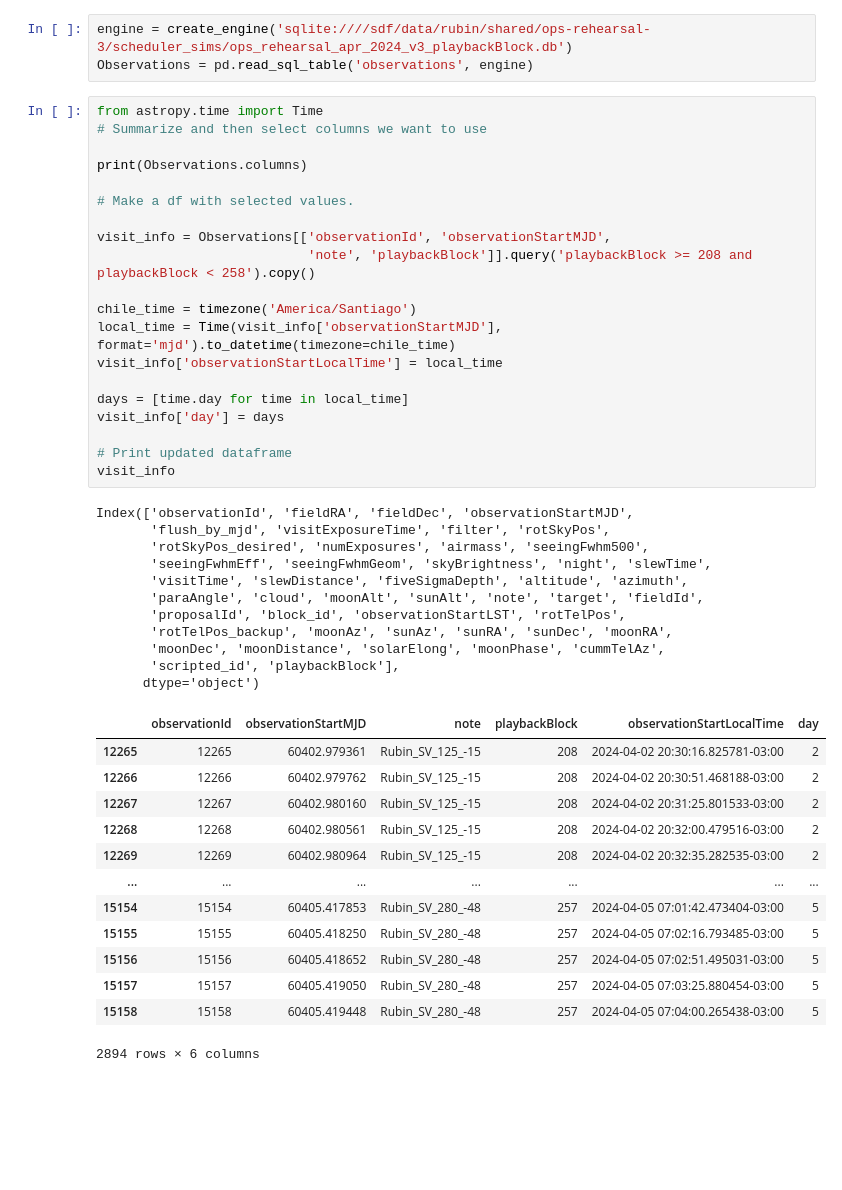
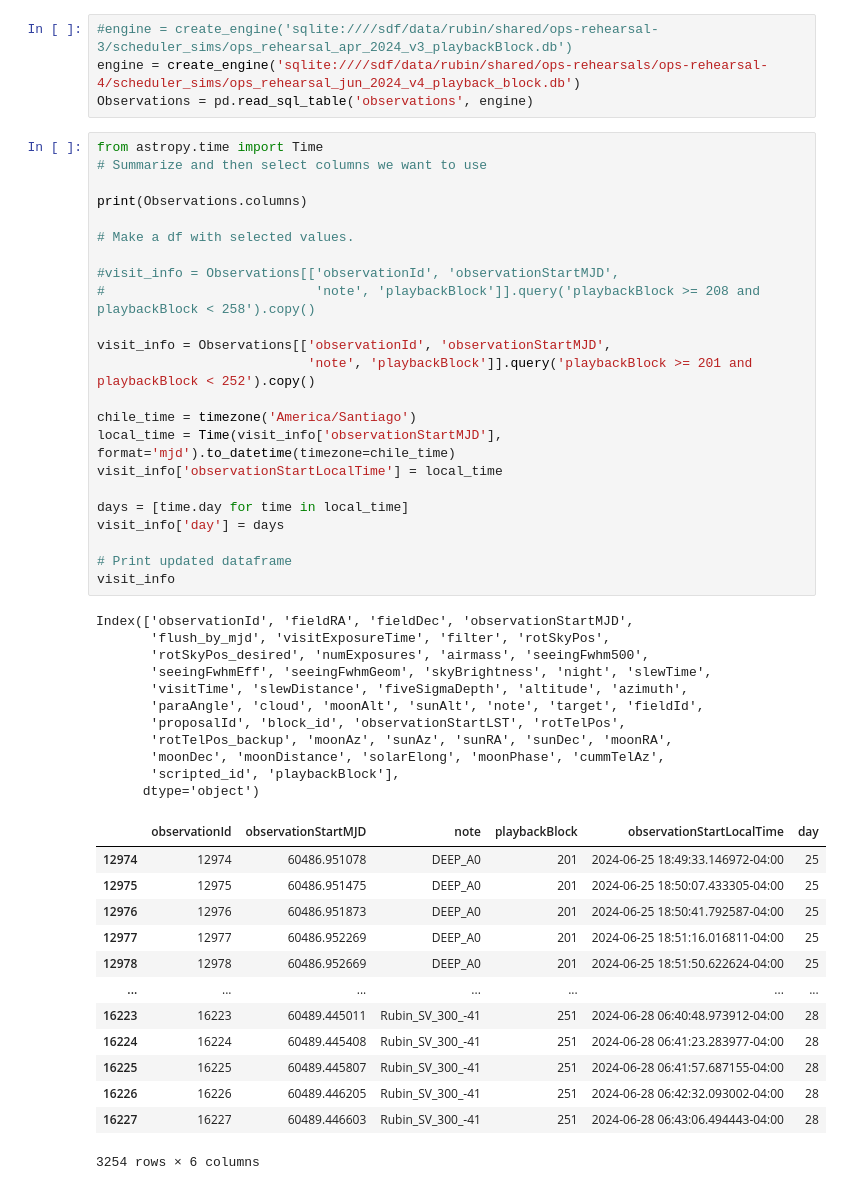
Before and after one commit to rhiannonlynne/ops_rehearsal_commissioning_2024, a Jupyter notebook: observing_blocks/Night Block Plan.ipynb, the cells around one changed output. Saved outputs shown, nothing was run; the diff lists cells and outputs as text; blank space fills up the shorter version.

```diff
--- a/observing_blocks/Night Block Plan.ipynb
+++ b/observing_blocks/Night Block Plan.ipynb
@@ -11,51 +15,55 @@ import matplotlib.pyplot as pyplot
 # %%
-engine = create_engine('sqlite:////sdf/data/rubin/shared/ops-rehearsal-3/scheduler_sims/ops_rehearsal_apr_2024_v3_playbackBlock.db')
+#engine = create_engine('sqlite:////sdf/data/rubin/shared/ops-rehearsal-3/scheduler_sims/ops_rehearsal_apr_2024_v3_playbackBlock.db')
+engine = create_engine('sqlite:////sdf/data/rubin/shared/ops-rehearsals/ops-rehearsal-4/scheduler_sims/ops_rehearsal_jun_2024_v4_playback_block.db')
 Observations = pd.read_sql_table('observations', engine)
 # %%
 from astropy.time import Time
 # Summarize and then select columns we want to use
 
 print(Observations.columns)
 
 # Make a df with selected values.
 
+#visit_info = Observations[['observationId', 'observationStartMJD',
+#                           'note', 'playbackBlock']].query('playbackBlock >= 208 and playbackBlock < 258').copy()
+
 visit_info = Observations[['observationId', 'observationStartMJD',
-                           'note', 'playbackBlock']].query('playbackBlock >= 208 and playbackBlock < 258').copy()
+                           'note', 'playbackBlock']].query('playbackBlock >= 201 and playbackBlock < 252').copy()
 
 chile_time = timezone('America/Santiago')
 local_time = Time(visit_info['observationStartMJD'], format='mjd').to_datetime(timezone=chile_time)
 visit_info['observationStartLocalTime'] = local_time
 
 days = [time.day for time in local_time]
 visit_info['day'] = days
 
 # Print updated dataframe
 visit_info
 # %% [output]
 Index(['observationId', 'fieldRA', 'fieldDec', 'observationStartMJD',
        'flush_by_mjd', 'visitExposureTime', 'filter', 'rotSkyPos',
        'rotSkyPos_desired', 'numExposures', 'airmass', 'seeingFwhm500',
        'seeingFwhmEff', 'seeingFwhmGeom', 'skyBrightness', 'night', 'slewTime',
        'visitTime', 'slewDistance', 'fiveSigmaDepth', 'altitude', 'azimuth',
        'paraAngle', 'cloud', 'moonAlt', 'sunAlt', 'note', 'target', 'fieldId',
        'proposalId', 'block_id', 'observationStartLST', 'rotTelPos',
        'rotTelPos_backup', 'moonAz', 'sunAz', 'sunRA', 'sunDec', 'moonRA',
        'moonDec', 'moonDistance', 'solarElong', 'moonPhase', 'cummTelAz',
        'scripted_id', 'playbackBlock'],
       dtype='object')
 |  | observationId | observationStartMJD | note | playbackBlock | observationStartLocalTime | day |
-| 12265 | 12265 | 60402.979361 | Rubin_SV_125_-15 | 208 | 2024-04-02 20:30:16.825781-03:00 | 2 |
-| 12266 | 12266 | 60402.979762 | Rubin_SV_125_-15 | 208 | 2024-04-02 20:30:51.468188-03:00 | 2 |
-| 12267 | 12267 | 60402.980160 | Rubin_SV_125_-15 | 208 | 2024-04-02 20:31:25.801533-03:00 | 2 |
-| 12268 | 12268 | 60402.980561 | Rubin_SV_125_-15 | 208 | 2024-04-02 20:32:00.479516-03:00 | 2 |
-| 12269 | 12269 | 60402.980964 | Rubin_SV_125_-15 | 208 | 2024-04-02 20:32:35.282535-03:00 | 2 |
+| 12974 | 12974 | 60486.951078 | DEEP_A0 | 201 | 2024-06-25 18:49:33.146972-04:00 | 25 |
+| 12975 | 12975 | 60486.951475 | DEEP_A0 | 201 | 2024-06-25 18:50:07.433305-04:00 | 25 |
+| 12976 | 12976 | 60486.951873 | DEEP_A0 | 201 | 2024-06-25 18:50:41.792587-04:00 | 25 |
+| 12977 | 12977 | 60486.952269 | DEEP_A0 | 201 | 2024-06-25 18:51:16.016811-04:00 | 25 |
+| 12978 | 12978 | 60486.952669 | DEEP_A0 | 201 | 2024-06-25 18:51:50.622624-04:00 | 25 |
 | ... | ... | ... | ... | ... | ... | ... |
-| 15154 | 15154 | 60405.417853 | Rubin_SV_280_-48 | 257 | 2024-04-05 07:01:42.473404-03:00 | 5 |
-| 15155 | 15155 | 60405.418250 | Rubin_SV_280_-48 | 257 | 2024-04-05 07:02:16.793485-03:00 | 5 |
-| 15156 | 15156 | 60405.418652 | Rubin_SV_280_-48 | 257 | 2024-04-05 07:02:51.495031-03:00 | 5 |
-| 15157 | 15157 | 60405.419050 | Rubin_SV_280_-48 | 257 | 2024-04-05 07:03:25.880454-03:00 | 5 |
-| 15158 | 15158 | 60405.419448 | Rubin_SV_280_-48 | 257 | 2024-04-05 07:04:00.265438-03:00 | 5 |
+| 16223 | 16223 | 60489.445011 | Rubin_SV_300_-41 | 251 | 2024-06-28 06:40:48.973912-04:00 | 28 |
+| 16224 | 16224 | 60489.445408 | Rubin_SV_300_-41 | 251 | 2024-06-28 06:41:23.283977-04:00 | 28 |
+| 16225 | 16225 | 60489.445807 | Rubin_SV_300_-41 | 251 | 2024-06-28 06:41:57.687155-04:00 | 28 |
+| 16226 | 16226 | 60489.446205 | Rubin_SV_300_-41 | 251 | 2024-06-28 06:42:32.093002-04:00 | 28 |
+| 16227 | 16227 | 60489.446603 | Rubin_SV_300_-41 | 251 | 2024-06-28 06:43:06.494443-04:00 | 28 |
-2894 rows × 6 columns
+3254 rows × 6 columns
 # %%
 #Group the data frame by block and print how many are in each block.
 days = visit_info.groupby(['day'])
```
Also changed, not shown: parts of 7 cells of this notebook.
